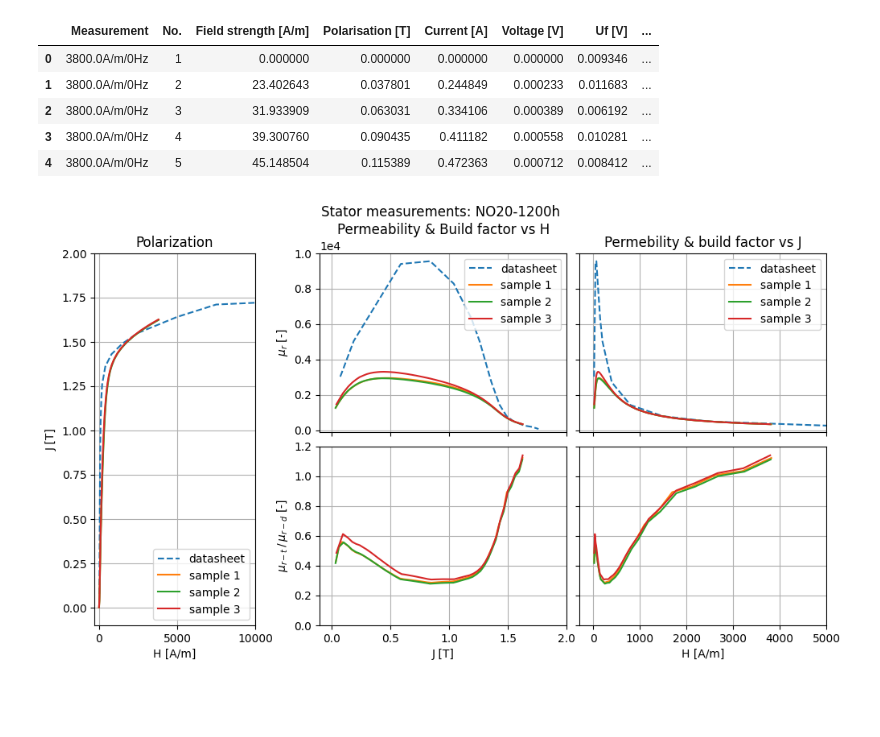
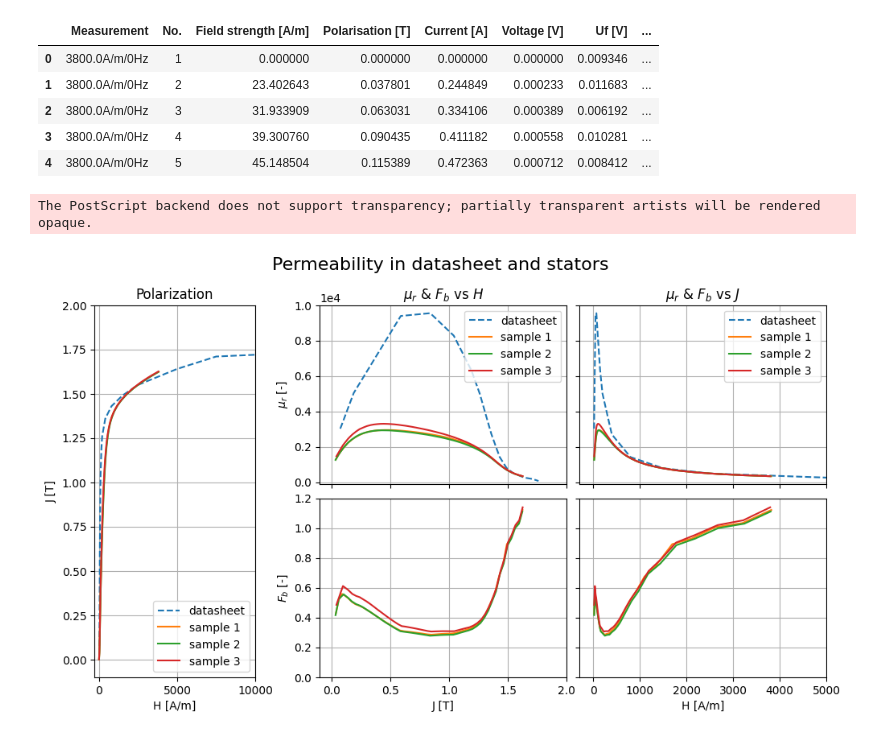
Before and after one commit to pfyhr/statordata, a Jupyter notebook: permeability.ipynb, the cells around one changed output. Drawn from its saved outputs; the diff is of its cells as text; code cells hidden in the pictures; blank space fills up the shorter version.

```diff
--- a/permeability.ipynb
+++ b/permeability.ipynb
@@ -90,7 +111,7 @@ for x in ax:
     x.label_outer()
 
 
-fig.suptitle('Stator measurements: NO20-1200h')
+fig.suptitle('Permeability in datasheet and stators', fontsize=16)
 
 
 # First column plot: Polarization, measured vs datasheet
@@ -119,7 +140,7 @@ ax[1].set_xlim(Blim)
 ax[1].set_ylabel(r'$\mu_r$ [-]')
 ax[1].ticklabel_format(axis='y', style='sci', scilimits=(4,4))
 ax[1].set_ylim(mulim)
-ax[1].set_title('Permeability & Build factor vs H')
+ax[1].set_title(r'$\mu_r$ & $F_b$ vs $H$')
 ax[1].legend(loc='upper right')
 ax[1].grid(True)
 
@@ -132,33 +153,36 @@ ax[2].plot(lamdata3['Field strength [A/m]'], lamdata3['Relative permeability'],
 ax[2].set_xlim(Hlim)
 #ax[2].set_ylabel(r'$\mu_r$ [-]')
 ax[2].set_ylim(mulim)
 ax[2].legend(loc='upper right')
-ax[2].set_title('Permebility & build factor vs J')
+ax[2].set_title(r'$\mu_r$ & $F_b$ vs $J$')
 ax[2].grid(True)
 
 
 # Fourth column plot: relative permeability build factor
 ax[3].plot(lamdata1['Polarisation [T]'], lamdata1['permbuildfactor'], label='sample 1', c='tab:orange')
 ax[3].plot(lamdata2['Polarisation [T]'], lamdata2['permbuildfactor'], label='sample 2', c='tab:green')
 ax[3].plot(lamdata3['Polarisation [T]'], lamdata3['permbuildfactor'], label='sample 3', c='tab:red')
 ax[3].set_xlabel('J [T]')
 ax[3].set_xlim(Blim)
-ax[3].set_ylabel(r'$\mu_{r-t} \, /\,  \mu_{r-d}$ [-]')
+ax[3].set_ylabel(r'$F_b$ [-]')
 ax[3].set_ylim(mubflim)
 ax[3].grid(True)
 
 
 # Fifth column plot: relative permeability build factor
 ax[4].plot(lamdata1['Field strength [A/m]'], lamdata1['permbuildfactor'], label='sample 1', c='tab:orange')
 ax[4].plot(lamdata2['Field strength [A/m]'], lamdata2['permbuildfactor'], label='sample 2', c='tab:green')
 ax[4].plot(lamdata3['Field strength [A/m]'], lamdata3['permbuildfactor'], label='sample 3', c='tab:red')
 ax[4].set_xlabel('H [A/m]')
 ax[4].set_xlim(Hlim)
 #ax[4].set_ylabel(r'$\mu_{r-test} / \mu_{r-data}$ [-]')
 ax[4].set_ylim(mubflim)
 ax[4].grid(True)
 plt.tight_layout()
 plt.savefig('figures/svg/bh_no20-1200h.svg')
 plt.savefig('figures/png/bh_no20-1200h.png', dpi=600)
+plt.savefig('figures/eps/bh_no20-1200h.eps')
+plt.show()
 # %% [output]
+The PostScript backend does not support transparency; partially transparent artists will be rendered opaque.
-[figure, old version]
+[figure, new version]
```
Also changed, not shown: parts of 2 cells of this notebook, 21 other files.
